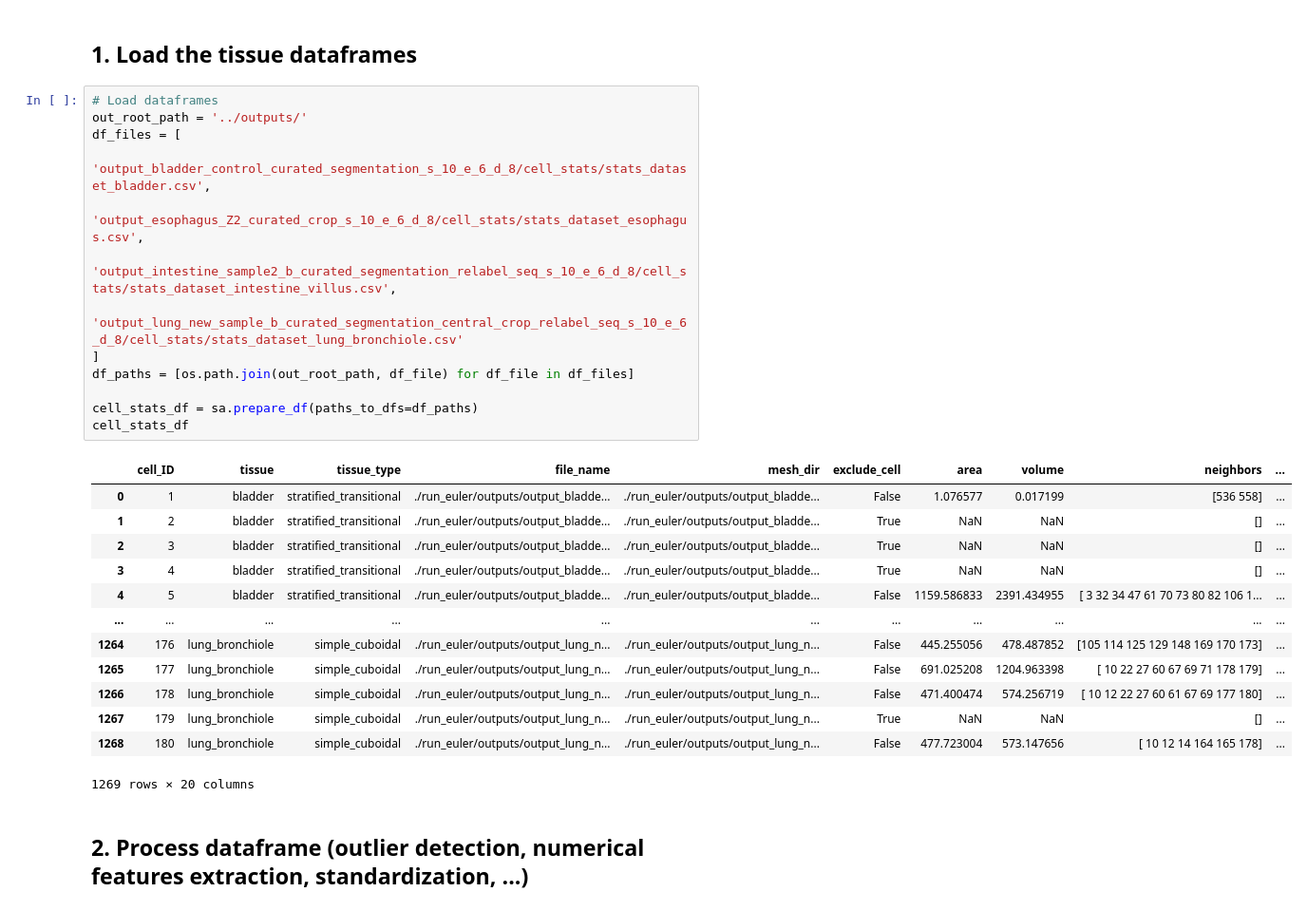
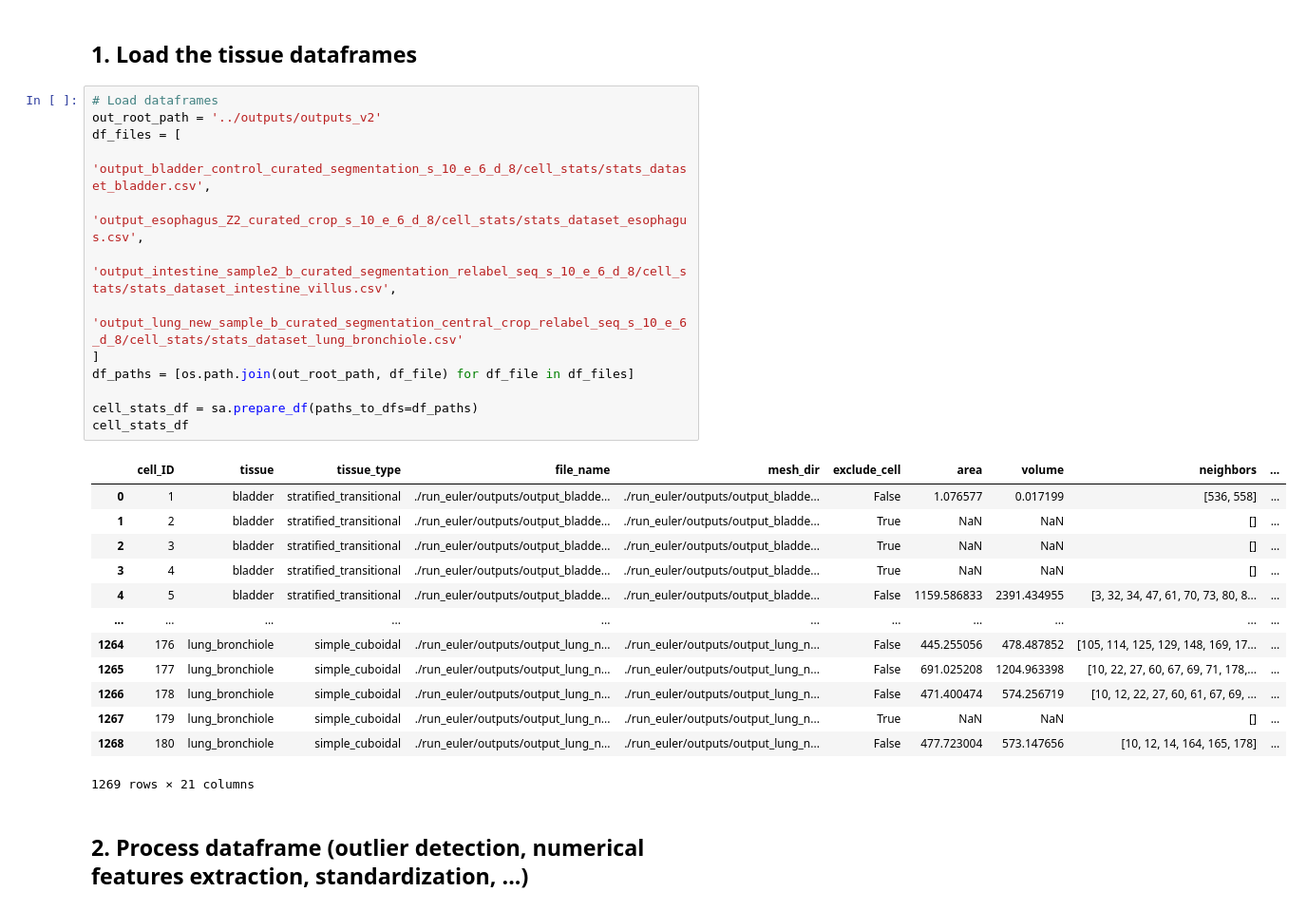
Before and after one commit to AntanasMurelis/EpiStats, a Jupyter notebook: src/tutorials/plots_tutorial.ipynb, the cells around one changed output. Shown at 95% size. Drawn from its saved outputs; the diff is of its cells as text.

```diff
--- a/src/tutorials/plots_tutorial.ipynb
+++ b/src/tutorials/plots_tutorial.ipynb
@@ -16,31 +16,31 @@ os.getcwd()
 ## 1. Load the tissue dataframes
 # %%
 # Load dataframes
-out_root_path = '../outputs/'
+out_root_path = '../outputs/outputs_v2'
 df_files = [
     'output_bladder_control_curated_segmentation_s_10_e_6_d_8/cell_stats/stats_dataset_bladder.csv',
     'output_esophagus_Z2_curated_crop_s_10_e_6_d_8/cell_stats/stats_dataset_esophagus.csv',
     'output_intestine_sample2_b_curated_segmentation_relabel_seq_s_10_e_6_d_8/cell_stats/stats_dataset_intestine_villus.csv',
     'output_lung_new_sample_b_curated_segmentation_central_crop_relabel_seq_s_10_e_6_d_8/cell_stats/stats_dataset_lung_bronchiole.csv'
 ]
 df_paths = [os.path.join(out_root_path, df_file) for df_file in df_files]
 
 cell_stats_df = sa.prepare_df(paths_to_dfs=df_paths)
 cell_stats_df
 # %% [output]
 |  | cell_ID | tissue | tissue_type | file_name | mesh_dir | exclude_cell | area | volume | neighbors | ... |
-| 0 | 1 | bladder | stratified_transitional | ./run_euler/outputs/output_bladde... | ./run_euler/outputs/output_bladde... | False | 1.076577 | 0.017199 | [536 558] | ... |
+| 0 | 1 | bladder | stratified_transitional | ./run_euler/outputs/output_bladde... | ./run_euler/outputs/output_bladde... | False | 1.076577 | 0.017199 | [536, 558] | ... |
 | 1 | 2 | bladder | stratified_transitional | ./run_euler/outputs/output_bladde... | ./run_euler/outputs/output_bladde... | True | NaN | NaN | [] | ... |
 | 2 | 3 | bladder | stratified_transitional | ./run_euler/outputs/output_bladde... | ./run_euler/outputs/output_bladde... | True | NaN | NaN | [] | ... |
 | 3 | 4 | bladder | stratified_transitional | ./run_euler/outputs/output_bladde... | ./run_euler/outputs/output_bladde... | True | NaN | NaN | [] | ... |
-| 4 | 5 | bladder | stratified_transitional | ./run_euler/outputs/output_bladde... | ./run_euler/outputs/output_bladde... | False | 1159.586833 | 2391.434955 | [ 3 32 34 47 61 70 73 80 82 106 1... | ... |
+| 4 | 5 | bladder | stratified_transitional | ./run_euler/outputs/output_bladde... | ./run_euler/outputs/output_bladde... | False | 1159.586833 | 2391.434955 | [3, 32, 34, 47, 61, 70, 73, 80, 8... | ... |
 | ... | ... | ... | ... | ... | ... | ... | ... | ... | ... | ... |
-| 1264 | 176 | lung_bronchiole | simple_cuboidal | ./run_euler/outputs/output_lung_n... | ./run_euler/outputs/output_lung_n... | False | 445.255056 | 478.487852 | [105 114 125 129 148 169 170 173] | ... |
-| 1265 | 177 | lung_bronchiole | simple_cuboidal | ./run_euler/outputs/output_lung_n... | ./run_euler/outputs/output_lung_n... | False | 691.025208 | 1204.963398 | [ 10 22 27 60 67 69 71 178 179] | ... |
-| 1266 | 178 | lung_bronchiole | simple_cuboidal | ./run_euler/outputs/output_lung_n... | ./run_euler/outputs/output_lung_n... | False | 471.400474 | 574.256719 | [ 10 12 22 27 60 61 67 69 177 180] | ... |
+| 1264 | 176 | lung_bronchiole | simple_cuboidal | ./run_euler/outputs/output_lung_n... | ./run_euler/outputs/output_lung_n... | False | 445.255056 | 478.487852 | [105, 114, 125, 129, 148, 169, 17... | ... |
+| 1265 | 177 | lung_bronchiole | simple_cuboidal | ./run_euler/outputs/output_lung_n... | ./run_euler/outputs/output_lung_n... | False | 691.025208 | 1204.963398 | [10, 22, 27, 60, 67, 69, 71, 178,... | ... |
+| 1266 | 178 | lung_bronchiole | simple_cuboidal | ./run_euler/outputs/output_lung_n... | ./run_euler/outputs/output_lung_n... | False | 471.400474 | 574.256719 | [10, 12, 22, 27, 60, 61, 67, 69, ... | ... |
 | 1267 | 179 | lung_bronchiole | simple_cuboidal | ./run_euler/outputs/output_lung_n... | ./run_euler/outputs/output_lung_n... | True | NaN | NaN | [] | ... |
-| 1268 | 180 | lung_bronchiole | simple_cuboidal | ./run_euler/outputs/output_lung_n... | ./run_euler/outputs/output_lung_n... | False | 477.723004 | 573.147656 | [ 10 12 14 164 165 178] | ... |
+| 1268 | 180 | lung_bronchiole | simple_cuboidal | ./run_euler/outputs/output_lung_n... | ./run_euler/outputs/output_lung_n... | False | 477.723004 | 573.147656 | [10, 12, 14, 164, 165, 178] | ... |
-1269 rows × 20 columns
+1269 rows × 21 columns
 # %% [markdown]
 ## 2. Process dataframe (outlier detection, numerical features extraction, standardization, ...)
 # %%
```
Also changed, not shown: parts of 10 cells of this notebook, 3 other files.
